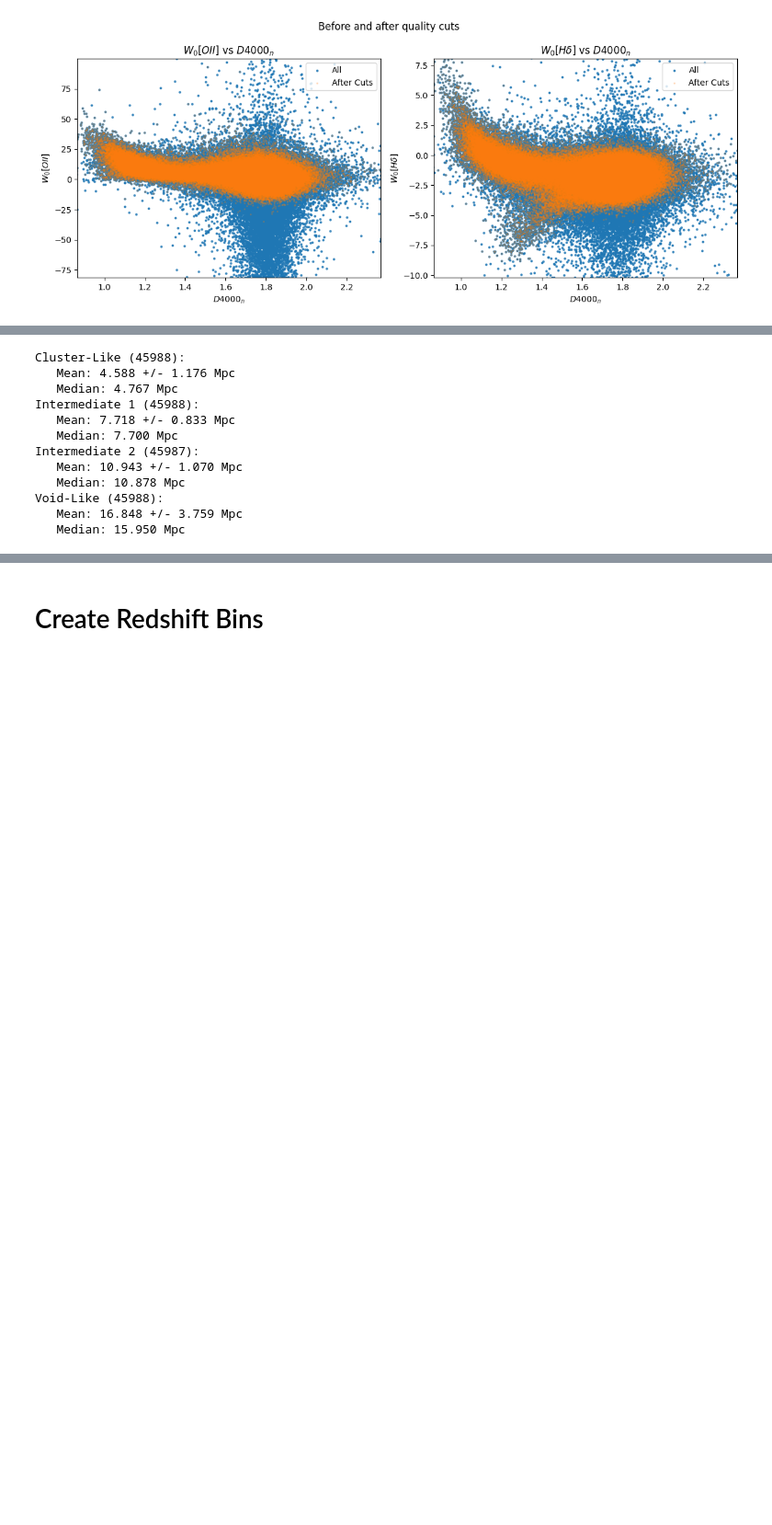
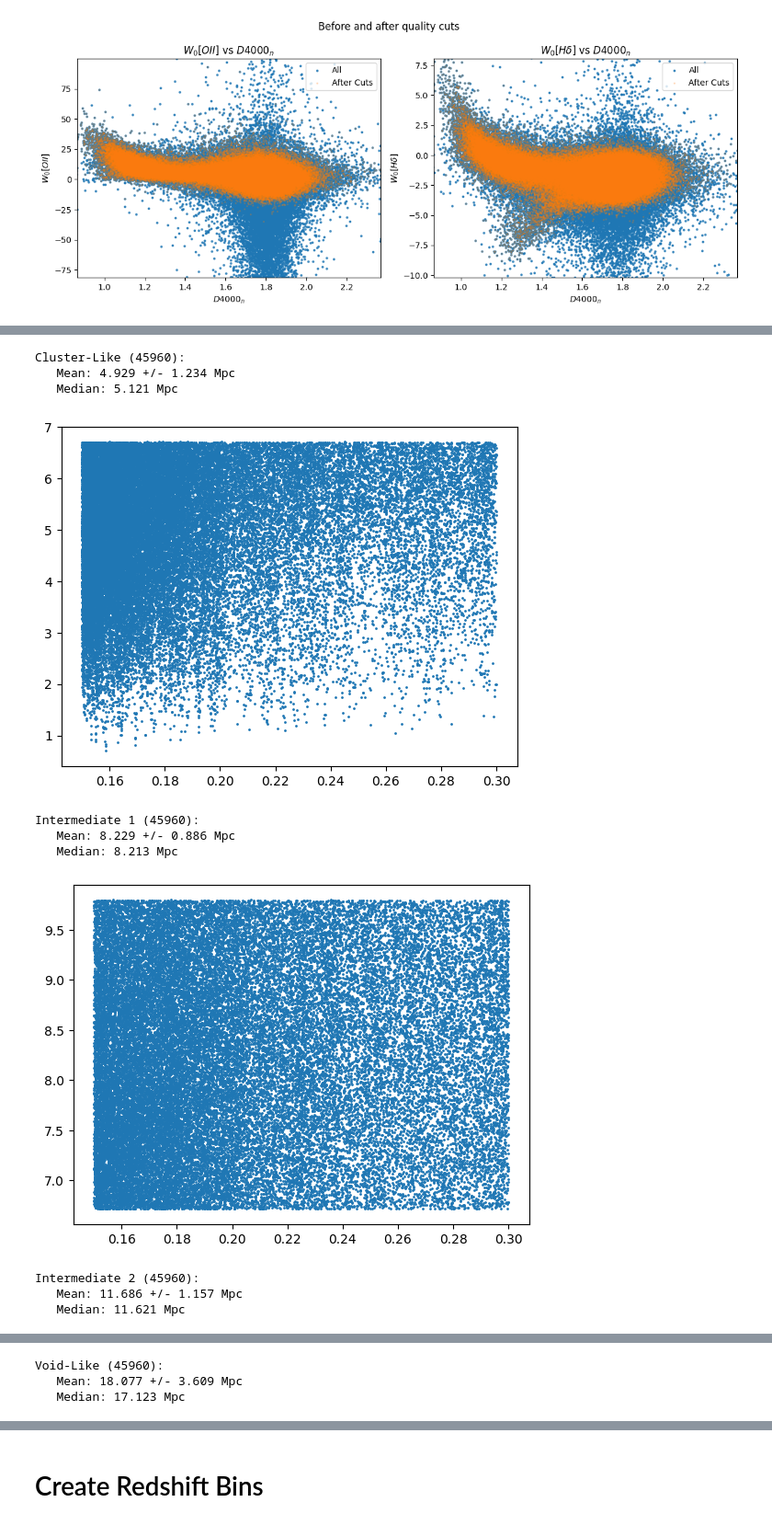
Before and after one commit to maraMaraschino/capstone-project, a Jupyter notebook: timescapes-notebook.ipynb, the cells around one changed output, grey strips where cells are left out. Shown at 92% size. Drawn from its saved outputs; the diff is of its cells as text; code cells hidden in the pictures; blank space fills up the shorter version.

```diff
--- a/timescapes-notebook.ipynb
+++ b/timescapes-notebook.ipynb
@@ -1384,10 +1430,10 @@ plt.show()
 # %%
-def environment_quartiles(d5NN_vals, print_table=False):
-    q1, q2, q3 = np.percentile(d5NN_vals, [25, 50, 75])
-    q1_mask = (d5NN_vals <= q1)
-    q2_mask = (d5NN_vals > q1) & (d5NN_vals <= q2)
-    q3_mask = (d5NN_vals > q2) & (d5NN_vals <= q3)
-    q4_mask = (d5NN_vals > q3)
+def environment_quartiles(proper_5NN, z_vals, print_table=False):
+    q1, q2, q3 = np.percentile(proper_5NN, [25, 50, 75])
+    q1_mask = (proper_5NN <= q1)
+    q2_mask = (proper_5NN > q1) & (proper_5NN <= q2)
+    q3_mask = (proper_5NN > q2) & (proper_5NN <= q3)
+    q4_mask = (proper_5NN > q3)
 
     quartile_masks = [q1_mask, q2_mask, q3_mask, q4_mask]
     q_labels = ['Cluster-Like', 'Intermediate 1', 'Intermediate 2', 'Void-Like']
@@ -1400,45 +1446,54 @@ def environment_quartiles(d5NN_vals, print_table=False):
 
         # Print quartile stats
         for i, quartile_mask in enumerate(quartile_masks):
             q_label = q_labels[i]
-            values = d5NN_vals[quartile_mask]
+            values = proper_5NN[quartile_mask]
             mean = np.mean(values)
             median = np.median(values)
             std = np.std(values)
             num = len(values)
             print(f"        {q_label} ({num}) & {mean:.3f} $\\pm$ {std:.3f} Mpc & {median:.3f} Mpc \\\\")
         print("    \\end{tabular}")
         print("    \\caption{}")
         print("    \\label{tab:}")
         print("\\end{table}")
         print()
 
     if not print_table:
         # Straightforward data print
         for i, quartile_mask in enumerate(quartile_masks):
             q_label = q_labels[i]
-            values = d5NN_vals[quartile_mask]
+            values = proper_5NN[quartile_mask]
+            z = z_vals[quartile_mask]
             mean = np.mean(values)
             median = np.median(values)
             std = np.std(values)
             num = len(values)
             print(f"{q_label} ({num}):")
             print(f"   Mean: {mean:.3f} +/- {std:.3f} Mpc")
             print(f"   Median: {median:.3f} Mpc")
+            plt.scatter(z, values, s=1, label=f"{q_label}")
+            plt.show()
 
     return quartile_masks, q_labels
 
-quartile_masks, q_labels = environment_quartiles(d5NN_vals, print_table=False)
+# Until I fix how I calculate proper 5NN upstream:
+proper_5NN = comoving_5NN/(1+z_vals)
+
+quartile_masks, q_labels = environment_quartiles(proper_5NN, z_vals, print_table=False)
+#quartile_masks, q_labels = environment_quartiles(comoving_5NN, print_table=False)
+
+print(f"Sample average 5NN (comoving): {np.mean(comoving_5NN):.3f} +/- {np.std(comoving_5NN):.3f}")
+print(f"Sample average 5NN (proper): {np.mean(proper_5NN):.3f} +/- {np.std(proper_5NN):.3f}")
 # %% [output]
-Cluster-Like (45988):
-   Mean: 4.588 +/- 1.176 Mpc
-   Median: 4.767 Mpc
-Intermediate 1 (45988):
-   Mean: 7.718 +/- 0.833 Mpc
-   Median: 7.700 Mpc
-Intermediate 2 (45987):
-   Mean: 10.943 +/- 1.070 Mpc
-   Median: 10.878 Mpc
-Void-Like (45988):
-   Mean: 16.848 +/- 3.759 Mpc
-   Median: 15.950 Mpc
+Cluster-Like (45960):
+   Mean: 4.929 +/- 1.234 Mpc
+   Median: 5.121 Mpc
+[figure, added]
+Intermediate 1 (45960):
+   Mean: 8.229 +/- 0.886 Mpc
+   Median: 8.213 Mpc
+[figure, added]
+Intermediate 2 (45960):
+   Mean: 11.686 +/- 1.157 Mpc
+   Median: 11.621 Mpc
@@ -1444,0 +1501,3 @@ Void-Like (45988):
+Void-Like (45960):
+   Mean: 18.077 +/- 3.609 Mpc
+   Median: 17.123 Mpc
```
Also changed, not shown: parts of 18 cells of this notebook, 1 other file.
